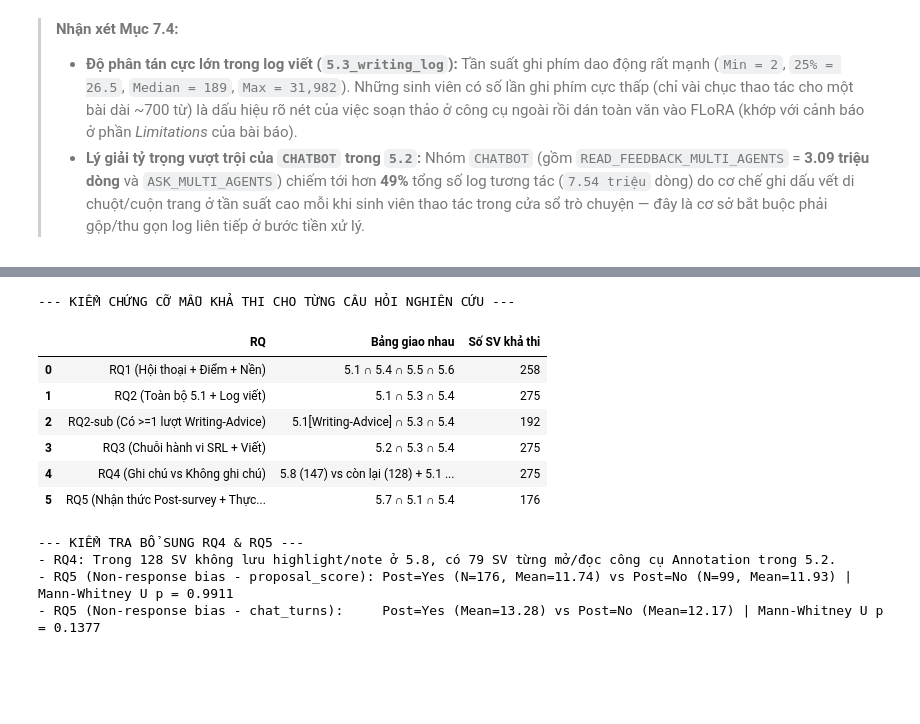
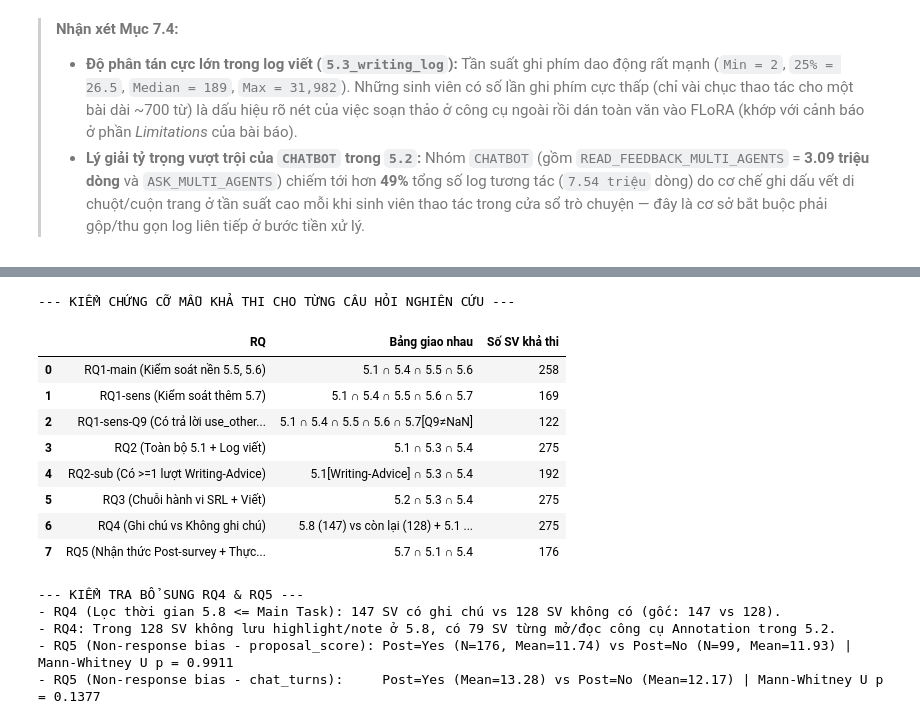
Before and after one commit to hhkc861/FLoRA_Data_Mining, a Jupyter notebook: FLoRa_Data_Analysis.ipynb, the cells around one changed output, grey strips where cells are left out. Drawn from its saved outputs; the diff is of its cells as text; code cells hidden in the pictures; blank space fills up the shorter version.

```diff
--- a/FLoRa_Data_Analysis.ipynb
+++ b/FLoRa_Data_Analysis.ipynb
@@ -1191,10 +1281,19 @@ Dựa trên các biến hiện có và các giới hạn được chỉ ra trong
 # %%
 # Kiểm chứng nhanh cỡ mẫu giao nhau thực tế & kiểm tra điều kiện khả thi cho 5 Câu hỏi nghiên cứu
 sv_writing_advice = set(dialogue.loc[dialogue['user_utterance_code'] == 'Writing-Advice', 'user_id'])
+sv_q9_nonnull = set(post_clean.loc[post_clean['use_other_tools'].notna(), 'user_id'])
+
+rq1_main_ids = set(dialogue['user_id']) & set(proposal['user_id']) & set(pre_bio_clean['user_id']) & set(pre_know_clean['user_id'])
+rq1_sens_ids = rq1_main_ids & set(post_clean['user_id'])
+rq1_sens_q9_ids = rq1_main_ids & sv_q9_nonnull
 
 rq_feasibility = pd.DataFrame([
-    {"RQ": "RQ1 (Hội thoại + Điểm + Nền)", "Bảng giao nhau": "5.1 ∩ 5.4 ∩ 5.5 ∩ 5.6",
-     "Số SV khả thi": len(set(dialogue['user_id']) & set(proposal['user_id']) & set(pre_bio_clean['user_id']) & set(pre_know_clean['user_id']))},
+    {"RQ": "RQ1-main (Kiểm soát nền 5.5, 5.6)", "Bảng giao nhau": "5.1 ∩ 5.4 ∩ 5.5 ∩ 5.6",
+     "Số SV khả thi": len(rq1_main_ids)},
+    {"RQ": "RQ1-sens (Kiểm soát thêm 5.7)", "Bảng giao nhau": "5.1 ∩ 5.4 ∩ 5.5 ∩ 5.6 ∩ 5.7",
+     "Số SV khả thi": len(rq1_sens_ids)},
+    {"RQ": "RQ1-sens-Q9 (Có trả lời use_other_tools)", "Bảng giao nhau": "5.1 ∩ 5.4 ∩ 5.5 ∩ 5.6 ∩ 5.7[Q9≠NaN]",
+     "Số SV khả thi": len(rq1_sens_q9_ids)},
     {"RQ": "RQ2 (Toàn bộ 5.1 + Log viết)", "Bảng giao nhau": "5.1 ∩ 5.3 ∩ 5.4",
      "Số SV khả thi": len(set(dialogue['user_id']) & set(writing_log['user_id']) & set(proposal['user_id']))},
     {"RQ": "RQ2-sub (Có >=1 lượt Writing-Advice)", "Bảng giao nhau": "5.1[Writing-Advice] ∩ 5.3 ∩ 5.4",
@@ -1209,43 +1308,52 @@ rq_feasibility = pd.DataFrame([
 print("--- KIỂM CHỨNG CỠ MẪU KHẢ THI CHO TỪNG CÂU HỎI NGHIÊN CỨU ---")
 display(rq_feasibility)
 
-# Kiểm tra bổ sung cho RQ4: trong 128 SV không có bản ghi ở 5.8, có bao nhiêu SV mở/đọc Annotation trong 5.2?
+# Kiểm tra bổ sung cho RQ4: (a) 5.8 trước và sau khi lọc theo Main Task; (b) mở/đọc Annotation trong 5.2
+ts_51_end = pd.to_datetime(dialogue['user_ask_time'], errors='coerce').max()
+ts_52_end = pd.to_datetime(trace_all['log_trace_time'], unit='ms', errors='coerce').max() if pd.api.types.is_numeric_dtype(trace_all['log_trace_time']) else pd.to_datetime(trace_all['log_trace_time'], errors='coerce').max()
+ts_58_all = pd.to_datetime(annotation['annotation_log_time'], unit='ms', errors='coerce') if pd.api.types.is_numeric_dtype(annotation['annotation_log_time']) else pd.to_datetime(annotation['annotation_log_time'], errors='coerce')
+annot_ids_phase3 = set(annotation.loc[ts_58_all <= max(ts_51_end, ts_52_end), 'user_id'].unique())
+
 non_annot_ids = valid_ids - set(annotation['user_id'].unique())
 opened_annot_in_52 = set(
     trace_all.loc[
         trace_all['user_id'].isin(non_annot_ids) &
         trace_all['learning_action_label'].isin(['OPEN_ANNOTATION', 'READ_ANNOTATION']),
         'user_id'
     ].unique()
 )
 print(f"\n--- KIỂM TRA BỔ SUNG RQ4 & RQ5 ---")
+print(f"- RQ4 (Lọc thời gian 5.8 <= Main Task): {len(annot_ids_phase3)} SV có ghi chú vs {len(valid_ids) - len(annot_ids_phase3)} SV không có (gốc: 147 vs 128).")
 print(f"- RQ4: Trong {len(non_annot_ids)} SV không lưu highlight/note ở 5.8, có {len(opened_annot_in_52)} SV từng mở/đọc công cụ Annotation trong 5.2.")
 
 # Kiểm tra bổ sung cho RQ5: Non-response bias (176 SV làm 5.7 vs 99 SV không làm 5.7)
 post_ids = set(post_clean['user_id'].unique())
 chat_cnt = dialogue.groupby('user_id').size().reindex(sorted(valid_ids), fill_value=0)
 df_bias = proposal[['user_id', 'proposal_score']].copy()
 df_bias['has_post'] = df_bias['user_id'].isin(post_ids)
 df_bias['chat_turns'] = df_bias['user_id'].map(chat_cnt)
 
 g_yes = df_bias[df_bias['has_post']]
 g_no  = df_bias[~df_bias['has_post']]
 u_score, p_score = mannwhitneyu(g_yes['proposal_score'], g_no['proposal_score'], alternative='two-sided')
 u_chat, p_chat   = mannwhitneyu(g_yes['chat_turns'], g_no['chat_turns'], alternative='two-sided')
 print(f"- RQ5 (Non-response bias - proposal_score): Post=Yes (N={len(g_yes)}, Mean={g_yes['proposal_score'].mean():.2f}) "
       f"vs Post=No (N={len(g_no)}, Mean={g_no['proposal_score'].mean():.2f}) | Mann-Whitney U p = {p_score:.4f}")
 print(f"- RQ5 (Non-response bias - chat_turns):     Post=Yes (Mean={g_yes['chat_turns'].mean():.2f}) "
       f"vs Post=No (Mean={g_no['chat_turns'].mean():.2f}) | Mann-Whitney U p = {p_chat:.4f}")
 # %% [output]
 --- KIỂM CHỨNG CỠ MẪU KHẢ THI CHO TỪNG CÂU HỎI NGHIÊN CỨU ---
 |  | RQ | Bảng giao nhau | Số SV khả thi |
-| 0 | RQ1 (Hội thoại + Điểm + Nền) | 5.1 ∩ 5.4 ∩ 5.5 ∩ 5.6 | 258 |
-| 1 | RQ2 (Toàn bộ 5.1 + Log viết) | 5.1 ∩ 5.3 ∩ 5.4 | 275 |
-| 2 | RQ2-sub (Có >=1 lượt Writing-Advice) | 5.1[Writing-Advice] ∩ 5.3 ∩ 5.4 | 192 |
-| 3 | RQ3 (Chuỗi hành vi SRL + Viết) | 5.2 ∩ 5.3 ∩ 5.4 | 275 |
-| 4 | RQ4 (Ghi chú vs Không ghi chú) | 5.8 (147) vs còn lại (128) + 5.1 ... | 275 |
-| 5 | RQ5 (Nhận thức Post-survey + Thực... | 5.7 ∩ 5.1 ∩ 5.4 | 176 |
+| 0 | RQ1-main (Kiểm soát nền 5.5, 5.6) | 5.1 ∩ 5.4 ∩ 5.5 ∩ 5.6 | 258 |
+| 1 | RQ1-sens (Kiểm soát thêm 5.7) | 5.1 ∩ 5.4 ∩ 5.5 ∩ 5.6 ∩ 5.7 | 169 |
+| 2 | RQ1-sens-Q9 (Có trả lời use_other... | 5.1 ∩ 5.4 ∩ 5.5 ∩ 5.6 ∩ 5.7[Q9≠NaN] | 122 |
+| 3 | RQ2 (Toàn bộ 5.1 + Log viết) | 5.1 ∩ 5.3 ∩ 5.4 | 275 |
+| 4 | RQ2-sub (Có >=1 lượt Writing-Advice) | 5.1[Writing-Advice] ∩ 5.3 ∩ 5.4 | 192 |
+| 5 | RQ3 (Chuỗi hành vi SRL + Viết) | 5.2 ∩ 5.3 ∩ 5.4 | 275 |
+| 6 | RQ4 (Ghi chú vs Không ghi chú) | 5.8 (147) vs còn lại (128) + 5.1 ... | 275 |
+| 7 | RQ5 (Nhận thức Post-survey + Thực... | 5.7 ∩ 5.1 ∩ 5.4 | 176 |
 --- KIỂM TRA BỔ SUNG RQ4 & RQ5 ---
+- RQ4 (Lọc thời gian 5.8 <= Main Task): 147 SV có ghi chú vs 128 SV không có (gốc: 147 vs 128).
 - RQ4: Trong 128 SV không lưu highlight/note ở 5.8, có 79 SV từng mở/đọc công cụ Annotation trong 5.2.
 - RQ5 (Non-response bias - proposal_score): Post=Yes (N=176, Mean=11.74) vs Post=No (N=99, Mean=11.93) | Mann-Whitney U p = 0.9911
 - RQ5 (Non-response bias - chat_turns):     Post=Yes (Mean=13.28) vs Post=No (Mean=12.17) | Mann-Whitney U p = 0.1377
```
Also changed, not shown: parts of 11 cells of this notebook.
